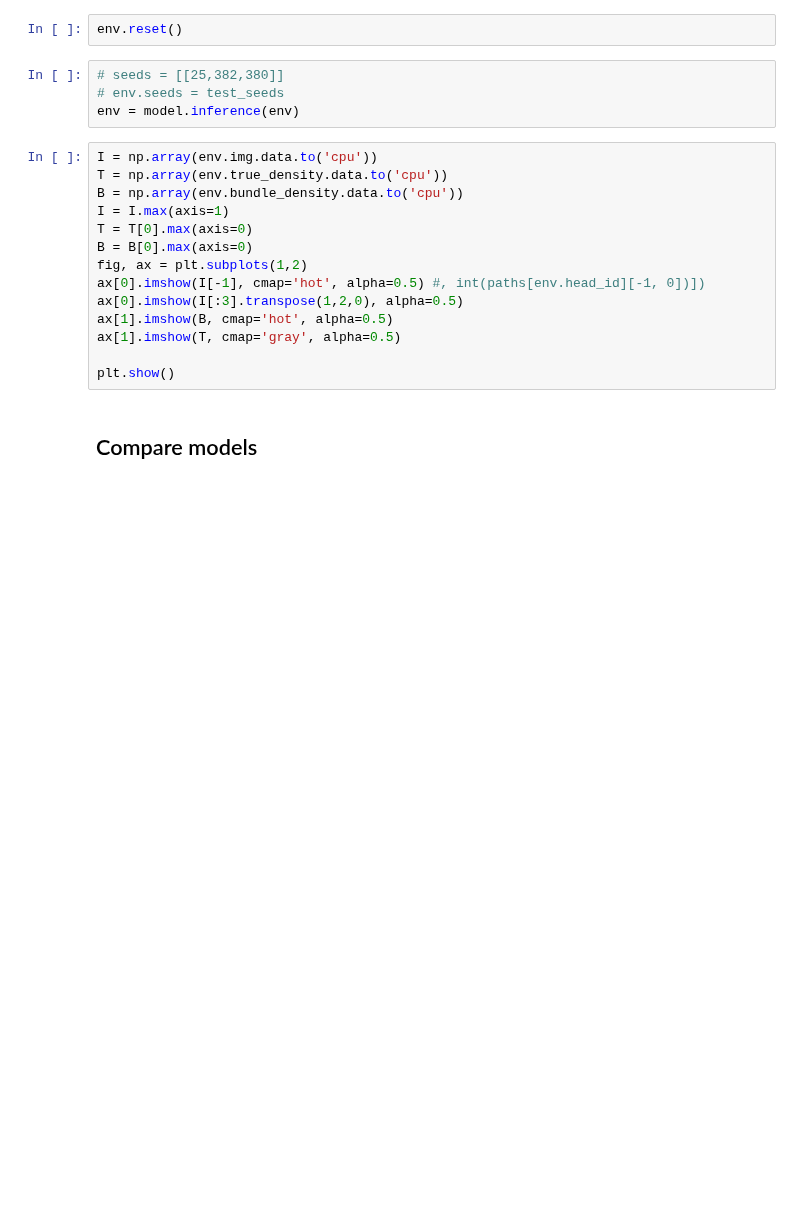
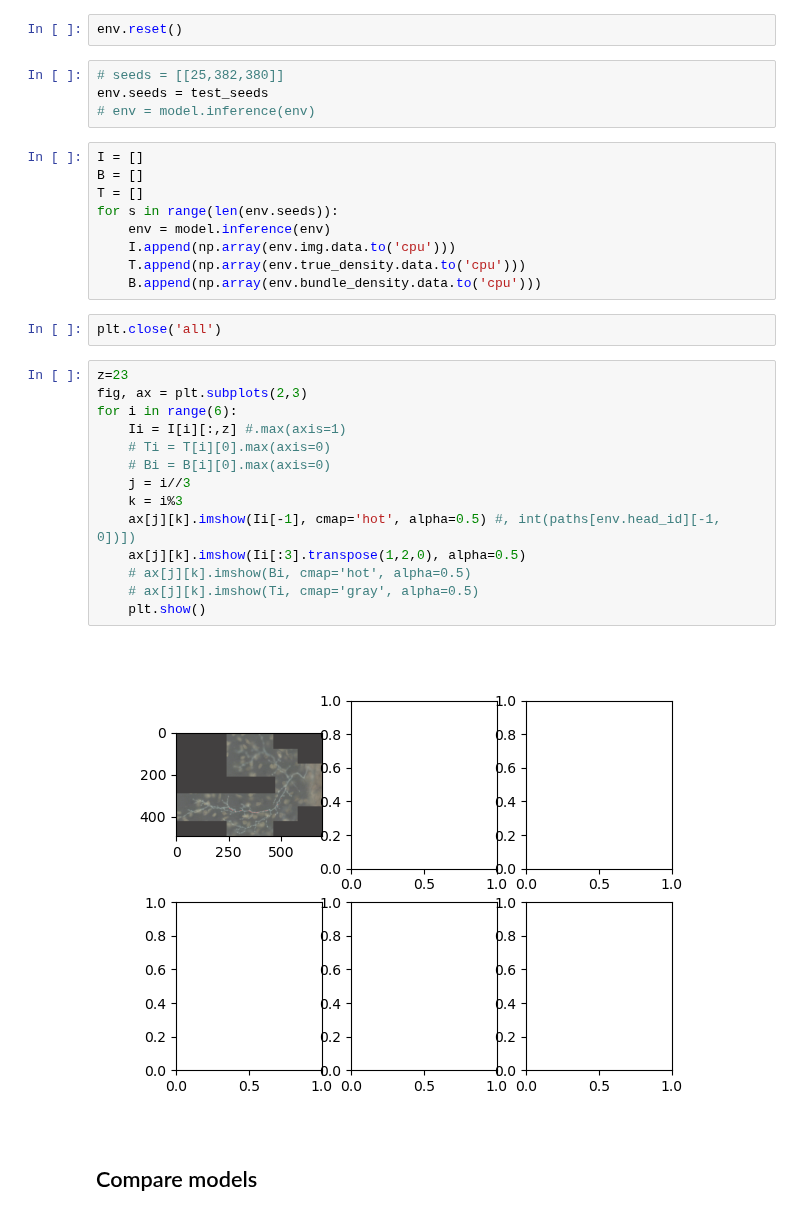
Before and after one commit to twardlab/neurotrack, a Jupyter notebook: neuron_trx/notebooks/neuron_trx_tests.ipynb, the cells around one changed output. Saved outputs shown, nothing was run; the diff lists cells and outputs as text; blank space fills up the shorter version.

Commit message:
fix to inference method

```diff
--- a/neuron_trx/notebooks/neuron_trx_tests.ipynb
+++ b/neuron_trx/notebooks/neuron_trx_tests.ipynb
@@ -511,22 +552,35 @@ model.load_model(params)
 env.reset()
 # %%
 # seeds = [[25,382,380]]
-# env.seeds = test_seeds
-env = model.inference(env)
+env.seeds = test_seeds
+# env = model.inference(env)
+# %%
+I = []
+B = []
+T = []
+for s in range(len(env.seeds)):
+    env = model.inference(env)
+    I.append(np.array(env.img.data.to('cpu')))
+    T.append(np.array(env.true_density.data.to('cpu')))
+    B.append(np.array(env.bundle_density.data.to('cpu')))
+# %%
+plt.close('all')
 # %%
-I = np.array(env.img.data.to('cpu'))
-T = np.array(env.true_density.data.to('cpu'))
-B = np.array(env.bundle_density.data.to('cpu'))
-I = I.max(axis=1)
-T = T[0].max(axis=0)
-B = B[0].max(axis=0)
-fig, ax = plt.subplots(1,2)
-ax[0].imshow(I[-1], cmap='hot', alpha=0.5) #, int(paths[env.head_id][-1, 0])])
-ax[0].imshow(I[:3].transpose(1,2,0), alpha=0.5)
-ax[1].imshow(B, cmap='hot', alpha=0.5)
-ax[1].imshow(T, cmap='gray', alpha=0.5)
-
-plt.show()
+z=23
+fig, ax = plt.subplots(2,3)
+for i in range(6):
+    Ii = I[i][:,z] #.max(axis=1)
+    # Ti = T[i][0].max(axis=0)
+    # Bi = B[i][0].max(axis=0)
+    j = i//3
+    k = i%3
+    ax[j][k].imshow(Ii[-1], cmap='hot', alpha=0.5) #, int(paths[env.head_id][-1, 0])])
+    ax[j][k].imshow(Ii[:3].transpose(1,2,0), alpha=0.5)
+    # ax[j][k].imshow(Bi, cmap='hot', alpha=0.5)
+    # ax[j][k].imshow(Ti, cmap='gray', alpha=0.5)
+    plt.show()
+# %% [output]
+[figure, added]
 # %% [markdown]
 ## Compare models
 # %%
```
Also changed, not shown: parts of 11 cells of this notebook, 4 other files.
